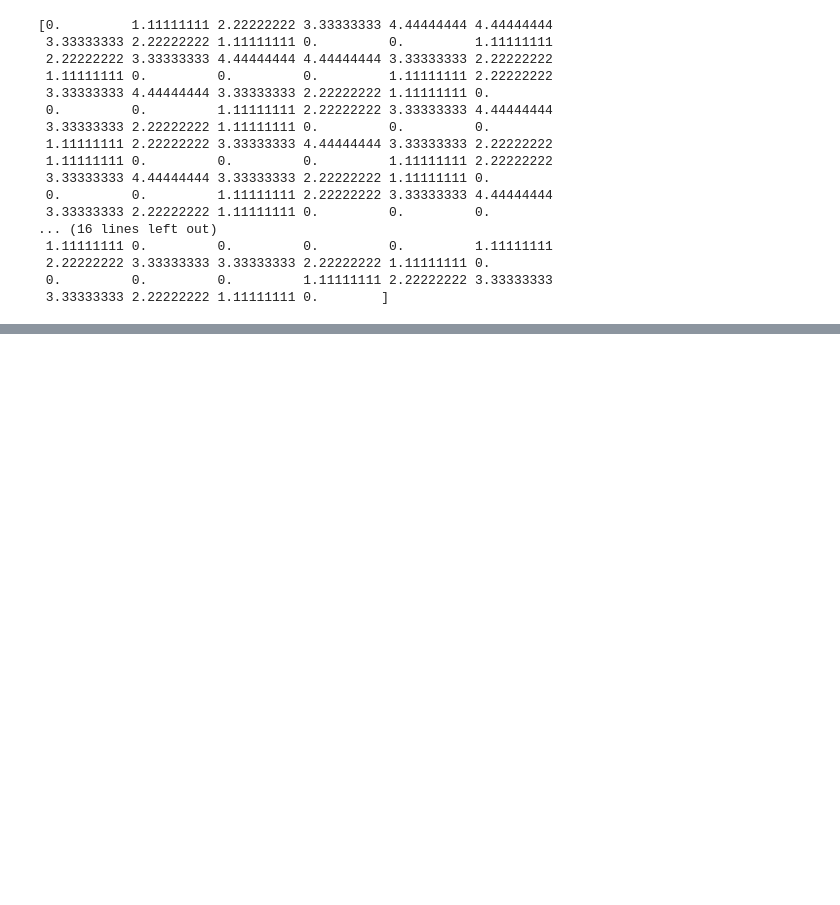
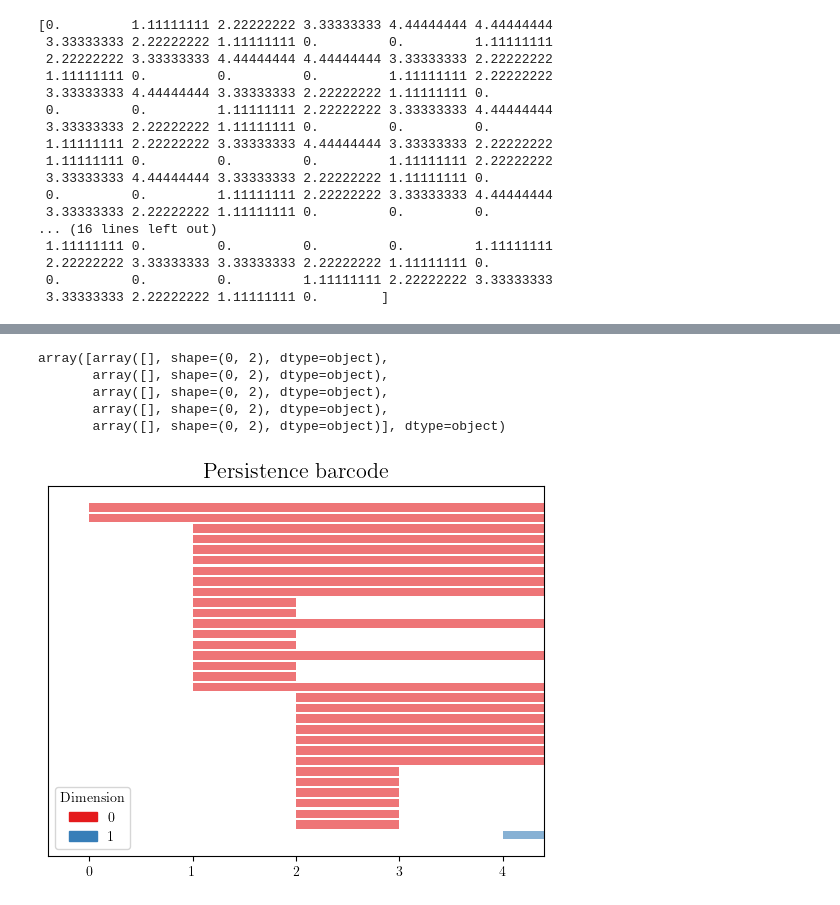
Before and after one commit to shakkyaNV/NetworkModels, a Jupyter notebook: Project1/A1/persistence_landscapes_and_FLCRM.ipynb, the cells around one changed output, grey strips where cells are left out. Cells and saved outputs as stored; diff of their text form; code cells hidden in the pictures; blank space fills up the shorter version.

```diff
--- a/Project1/A1/persistence_landscapes_and_FLCRM.ipynb
+++ b/Project1/A1/persistence_landscapes_and_FLCRM.ipynb
@@ -211,0 +548,14 @@ np.float64(0.6666666666666666)
+# %%
+persistence[:, 2]
+# %% [output]
+array([array([], shape=(0, 2), dtype=object),
+       array([], shape=(0, 2), dtype=object),
+       array([], shape=(0, 2), dtype=object),
+       array([], shape=(0, 2), dtype=object),
+       array([], shape=(0, 2), dtype=object)], dtype=object)
+# %%
+importlib.reload(gp)
+
+gp.persistence_barcodes(persistence_intervals_for_diagram)
+# %% [output]
+[figure, added]
```
Also changed, not shown: parts of 41 cells of this notebook.
